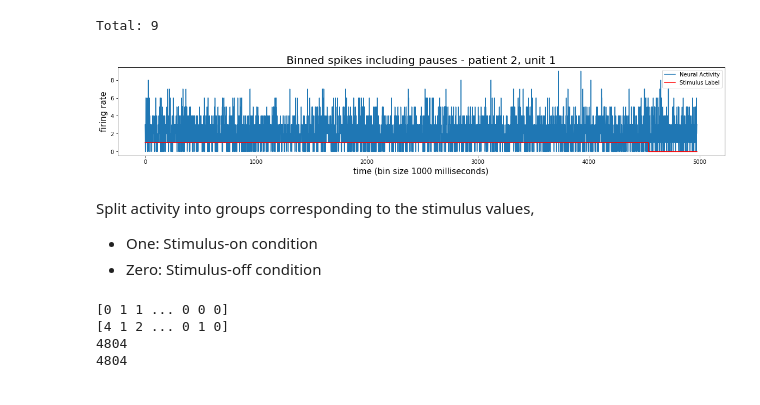
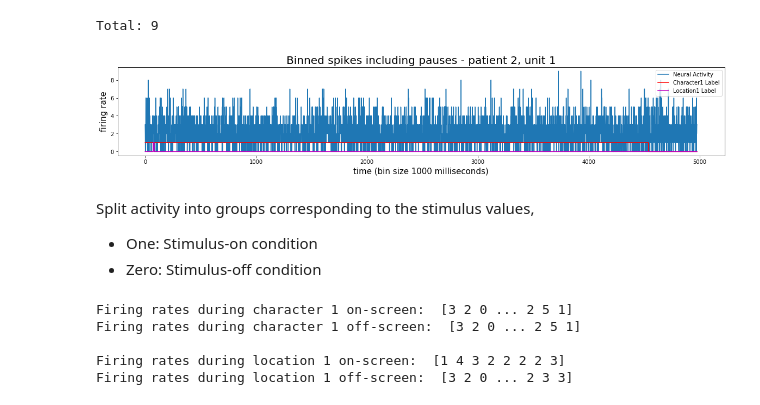
Before and after one commit to mackelab/epiphyte, a Jupyter notebook: analysis/example_analysis.ipynb, the cells around one changed output. Drawn from its saved outputs; the diff is of its cells as text; code cells hidden in the pictures.

```diff
--- a/analysis/example_analysis.ipynb
+++ b/analysis/example_analysis.ipynb
@@ -43,7 +43,7 @@ bin_size = 1000
 Get activity from the database, set binning parameters, and bin:
 # %%
 spike_times = get_spiking_activity(patient_id, session_nr, unit_nr)
-spike_times = np.sort(spike_times) / 1000
+spike_times = spike_times / 1000 # convert to milliseconds
 
 exclude_pauses = False
 output_edges = True
@@ -86,10 +92,10 @@ label_name = "location1"
 annotator_id = "p2"
 annotation_date = "2020-01-01"
 
-values, starts, stops = get_patient_aligned_annotations(patient_id, label_name, annotator_id, annotation_date)
+values_local, starts_local, stops_local = get_patient_aligned_annotations(patient_id, label_name, annotator_id, annotation_date)
 # %%
 label_name = "character1"
 annotator_id = "p2"
 annotation_date = "2019-12-12"
 
-values, starts, stops = get_patient_aligned_annotations(patient_id, label_name, annotator_id, annotation_date)
+values_char1, starts_char1, stops_char1 = get_patient_aligned_annotations(patient_id, label_name, annotator_id, annotation_date)
@@ -98,19 +102,23 @@ character1_binned = create.create_vector_from_start_stop_times_reference(edges,
+# %%
+character1_binned = create.create_vector_from_start_stop_times_reference(edges, values_char1, starts_char1, stops_char1)
+location1_binned = create.create_vector_from_start_stop_times_reference(edges, values_local, starts_local, stops_local)
 # %%
 fig = plt.figure(figsize=(20,3))
 plt.plot(binned_spikes, label="Neural Activity")
-plt.plot(character1_binned, color="r", label="Stimulus Label")
+plt.plot(character1_binned, color="r", label="Character1 Label")
+plt.plot(location1_binned, color="m", label="Location1 Label")
 if exclude_pauses:
     plt.title("Binned spikes excluding pauses - patient {}, unit {}".format(patient_id, unit_nr), fontsize=20)
 else:
     plt.title("Binned spikes including pauses - patient {}, unit {}".format(patient_id, unit_nr), fontsize=20)
 plt.xlabel("time (bin size {} milliseconds)".format(bin_size), fontsize=15)
 plt.ylabel("firing rate", fontsize=15)
 
 plt.legend()
 
 plt.show()
 # %% [output]
-[figure, old version]
+[figure, new version]
 # %% [markdown]
 Split activity into groups corresponding to the stimulus values,
 
@@ -122,11 +126,0 @@ tom_activity = SimpleNamespace(**tom_splits)
-# %%
-print(tom_activity.zero)
-print(tom_activity.one)
-
-print(len(tom_activity.zero) + len(tom_activity.one))
-print(len(tom_binned))
-# %% [output]
-[0 1 1 ... 0 0 0]
-[4 1 2 ... 0 1 0]
-4804
-4804
@@ -132,0 +137,18 @@ print(len(tom_binned))
+# %%
+print("Firing rates during character 1 on-screen: ", char1_on)
+print("Firing rates during character 1 off-screen: ", char1_on)
+
+assert (len(char1_off) + len(char1_on)) == (len(character1_binned))
+
+print("")
+
+print("Firing rates during location 1 on-screen: ", loc1_on)
+print("Firing rates during location 1 off-screen: ", loc1_off)
+
+assert (len(loc1_off) + len(loc1_on)) == (len(location1_binned))
+# %% [output]
+Firing rates during character 1 on-screen:  [3 2 0 ... 2 5 1]
+Firing rates during character 1 off-screen:  [3 2 0 ... 2 5 1]
+
+Firing rates during location 1 on-screen:  [1 4 3 2 2 2 2 3]
+Firing rates during location 1 off-screen:  [3 2 0 ... 2 3 3]
```
Also changed, not shown: parts of 9 cells of this notebook, 1 other file.
